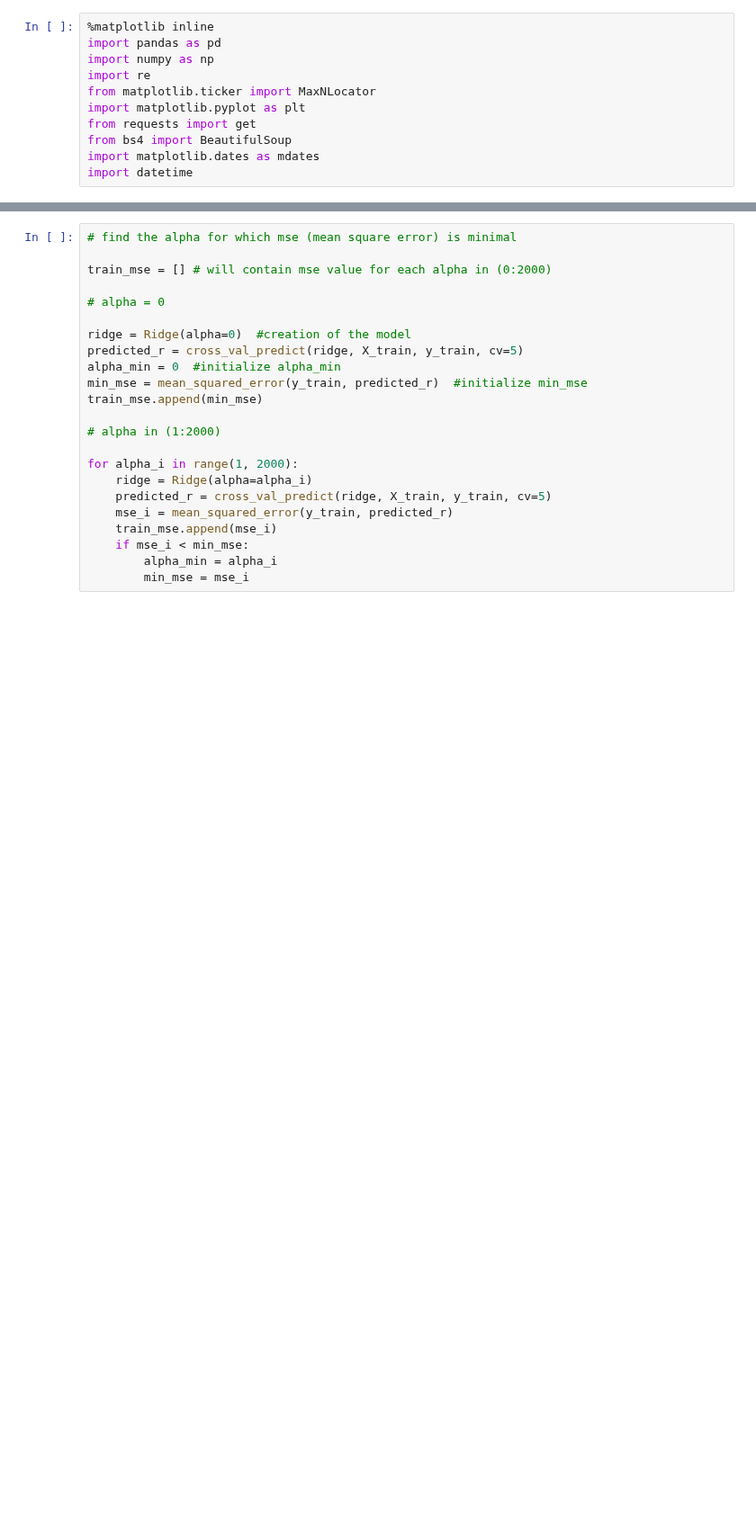
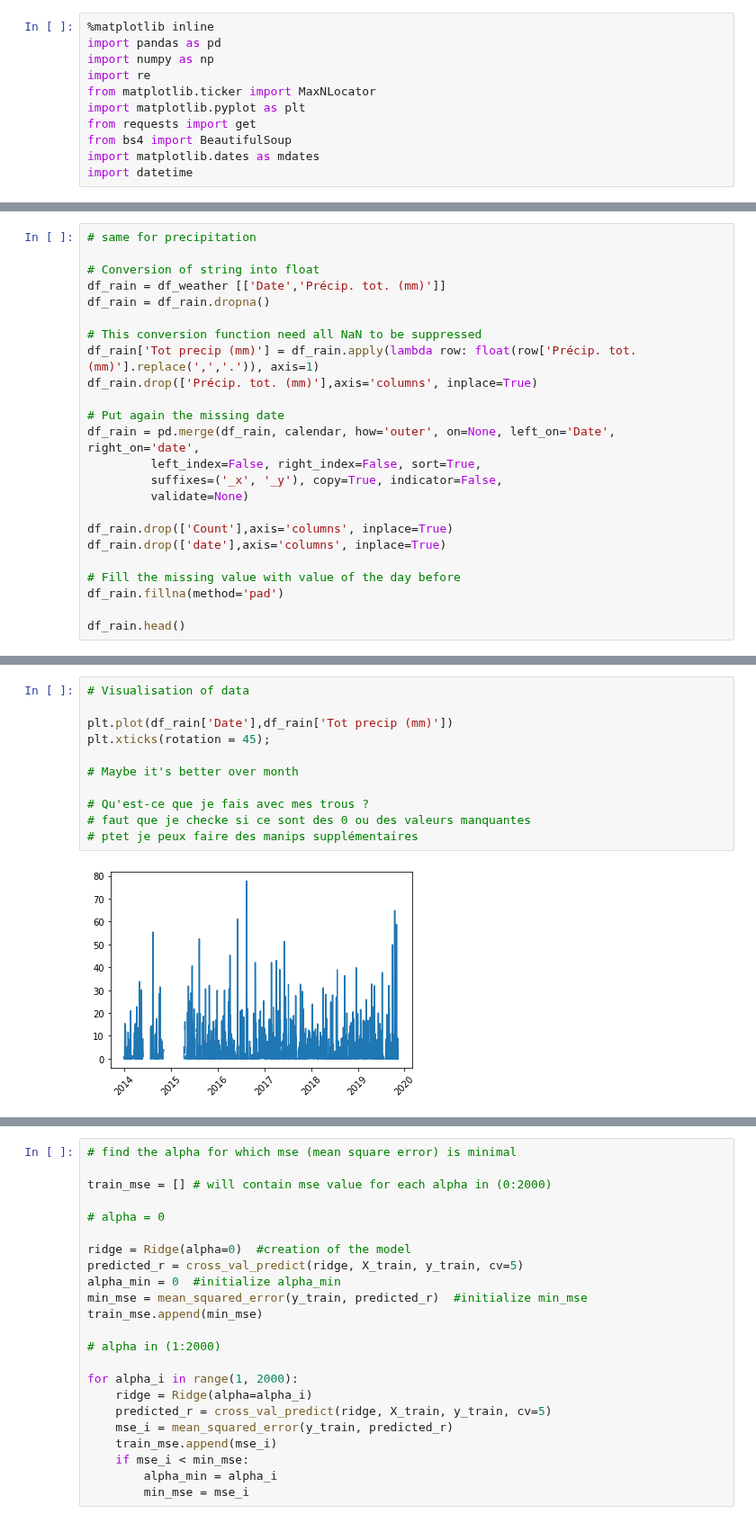
Before and after one commit to daviskia/ada-project-deep-penguin, a Jupyter notebook: Weather.ipynb, the cells around one changed output, grey strips where cells are left out. Shown at 90% size. Saved outputs shown, nothing was run; the diff lists cells and outputs as text; blank space fills up the shorter version.

```diff
--- a/Weather.ipynb
+++ b/Weather.ipynb
@@ -303,0 +358,24 @@ X_train, X_test, y_train, y_test = train_test_split(X, y, test_size=0.30, random
+# %%
+# same for precipitation
+
+# Conversion of string into float
+df_rain = df_weather [['Date','Précip. tot. (mm)']]
+df_rain = df_rain.dropna()
+
+# This conversion function need all NaN to be suppressed
+df_rain['Tot precip (mm)'] = df_rain.apply(lambda row: float(row['Précip. tot. (mm)'].replace(',','.')), axis=1)
+df_rain.drop(['Précip. tot. (mm)'],axis='columns', inplace=True)
+
+# Put again the missing date
+df_rain = pd.merge(df_rain, calendar, how='outer', on=None, left_on='Date', right_on='date',
+         left_index=False, right_index=False, sort=True,
+         suffixes=('_x', '_y'), copy=True, indicator=False,
+         validate=None)
+
+df_rain.drop(['Count'],axis='columns', inplace=True)
+df_rain.drop(['date'],axis='columns', inplace=True)
+
+# Fill the missing value with value of the day before
+df_rain.fillna(method='pad')
+
+df_rain.head()
@@ -303,0 +389,13 @@ X_train, X_test, y_train, y_test = train_test_split(X, y, test_size=0.30, random
+# %%
+# Visualisation of data
+
+plt.plot(df_rain['Date'],df_rain['Tot precip (mm)'])
+plt.xticks(rotation = 45);
+
+# Maybe it's better over month
+
+# Qu'est-ce que je fais avec mes trous ?
+# faut que je checke si ce sont des 0 ou des valeurs manquantes
+# ptet je peux faire des manips supplémentaires
+# %% [output]
+[figure, added]
```
Also changed, not shown: parts of 92 cells of this notebook.
